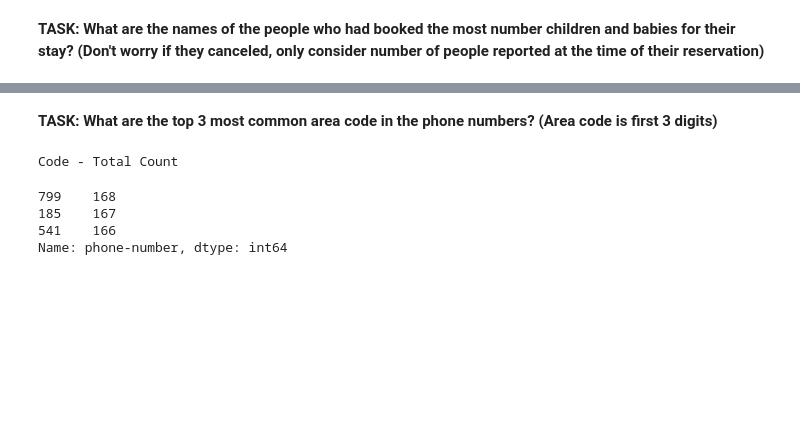
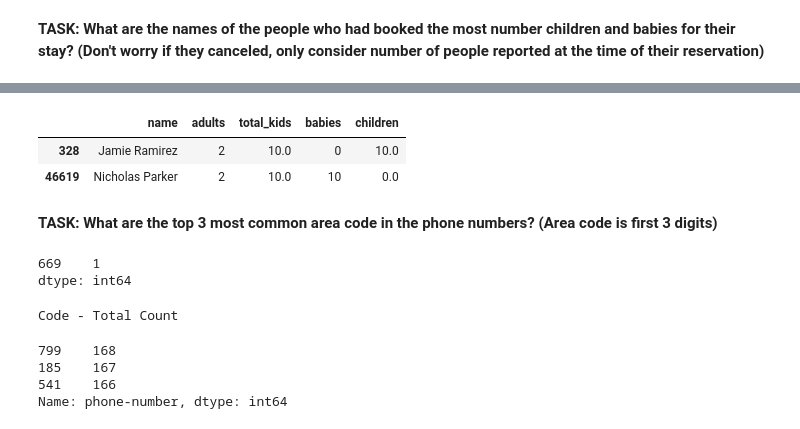
Before and after one commit to Denisse-AB/machine-learning, a Jupyter notebook: Pandas-Project-Exercise.ipynb, the cells around one changed output, grey strips where cells are left out. Saved outputs shown, nothing was run; the diff lists cells and outputs as text; code cells hidden in the pictures; blank space fills up the shorter version.

```diff
--- a/Pandas-Project-Exercise.ipynb
+++ b/Pandas-Project-Exercise.ipynb
@@ -216,2 +194,12 @@ Name: name, dtype: int64
+# %%
+children = df[df['children'] == 10]
+babies = df[df['babies'] == 10]
+axis0 = pd.concat([children,babies])
+axis0['total_kids'] = df['children'] + df['babies']
+axis0[['name','adults', 'total_kids', 'babies', 'children']]
+# %% [output]
+|  | name | adults | total_kids | babies | children |
+| 328 | Jamie Ramirez | 2 | 10.0 | 0 | 10.0 |
+| 46619 | Nicholas Parker | 2 | 10.0 | 10 | 0.0 |
 # %% [markdown]
 **TASK: What are the top 3 most common area code in the phone numbers? (Area code is first 3 digits)**
@@ -220,3 +206,12 @@ Name: name, dtype: int64
+# %%
+def get_area_code(num):
+    for code in num:
+        return code[:3]
+
+df[['phone-number']].apply(get_area_code).value_counts()
+# %% [output]
+669    1
+dtype: int64
 # %%
 # %% [output]
 Code - Total Count
```
Also changed, not shown: parts of 12 cells of this notebook.
